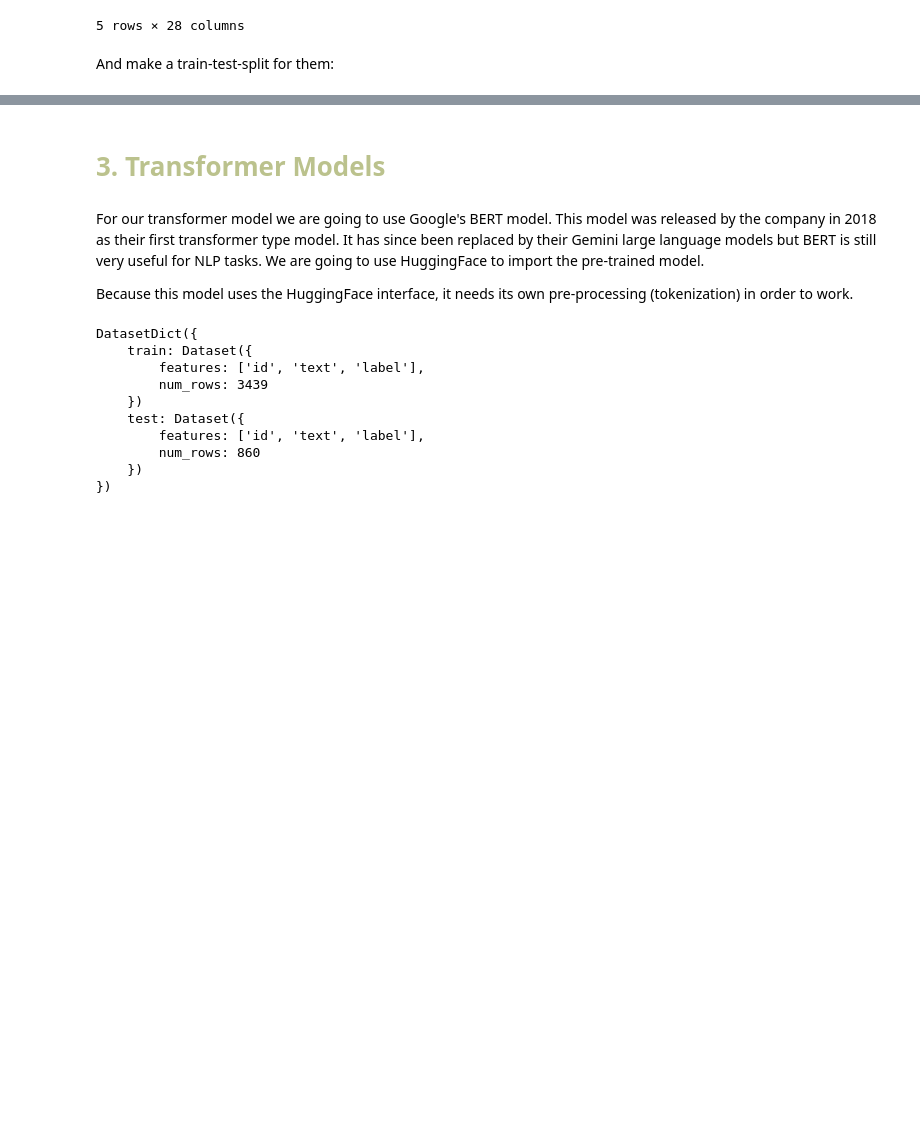
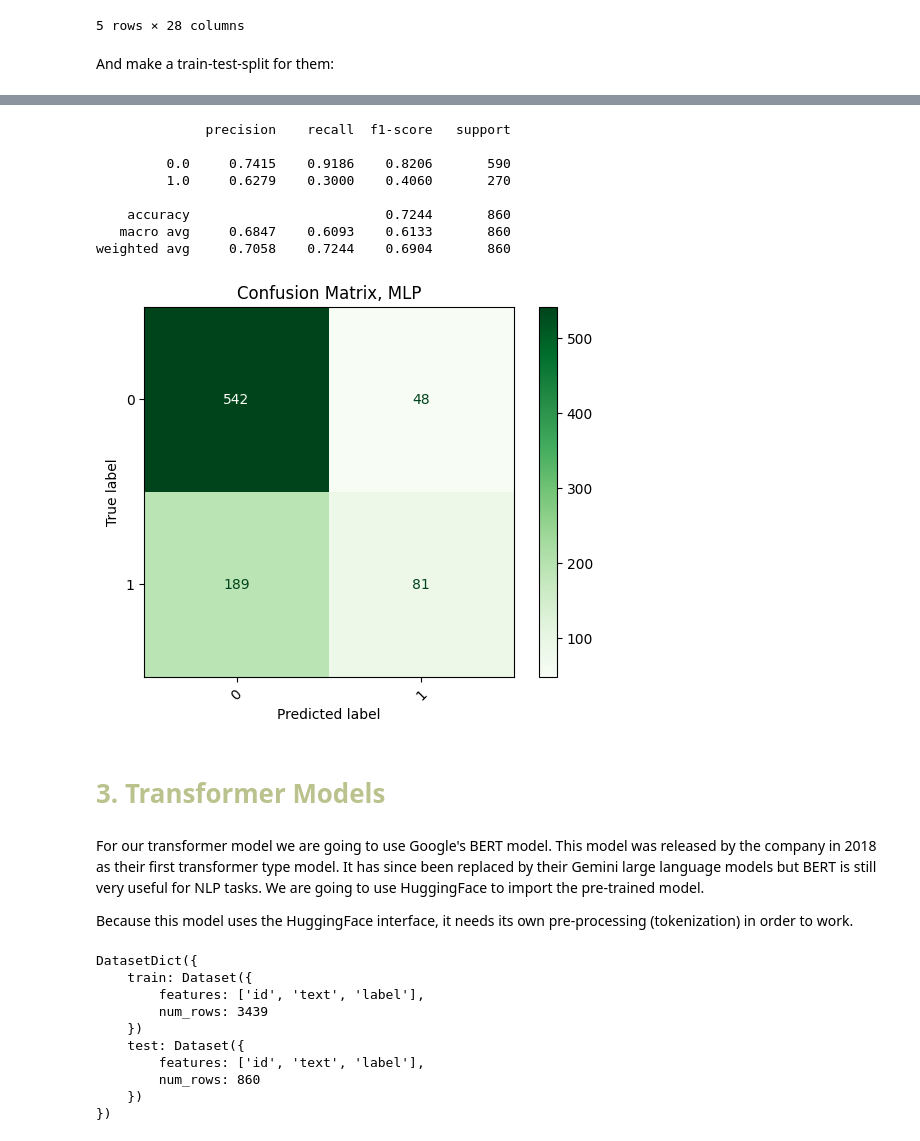
Before and after one commit to aiko-isnt-ded/text-mining-projects, a Jupyter notebook: 3Sentiment_Analysis_2_Electric_Boogaloo/proj3_nlp.ipynb, the cells around one changed output, grey strips where cells are left out. Drawn from its saved outputs; the diff is of its cells as text; code cells hidden in the pictures; blank space fills up the shorter version.

```diff
--- a/3Sentiment_Analysis_2_Electric_Boogaloo/proj3_nlp.ipynb
+++ b/3Sentiment_Analysis_2_Electric_Boogaloo/proj3_nlp.ipynb
@@ -659,0 +425,19 @@ Test Accuracy: 0.7221
+# %%
+class MLPClassifier(nn.Module):
+    def __init__(self, input_dim):
+        super(MLPClassifier, self).__init__()
+        self.model = nn.Sequential(
+            nn.Linear(input_dim, 128),
+            nn.ReLU(),
+            nn.Dropout(0.3),
+            nn.Linear(128, 64),
+            nn.ReLU(),
+            nn.Dropout(0.3),
+            nn.Linear(64, 1)        # Output for binary classification
+        )
+
+    def forward(self, x):
+        return self.model(x)
+
+input_dim = X_train_np.shape[1]
+model = MLPClassifier(input_dim)
@@ -660,3 +487,41 @@ Test Accuracy: 0.7221
+# %%
+model.eval()
+y_true_list = []
+y_pred_list = []
+
+with torch.no_grad():
+    for X_batch, y_batch in test_loader:
+        X_batch = X_batch.to(device)
+        outputs = model(X_batch)
+        probs = torch.sigmoid(outputs)           # convert logits to probabilities
+        preds = (probs >= 0.5).float()          # threshold at 0.5
+        y_true_list.append(y_batch.cpu())
+        y_pred_list.append(preds.cpu())
+
+# Convert lists to numpy arrays
+y_true_np = torch.cat(y_true_list).numpy()
+y_pred_np = torch.cat(y_pred_list).numpy()
+
+# Classification report
+print(classification_report(y_true_np, y_pred_np, digits=4))
+
+# Confusion matrix
+cm = confusion_matrix(y_true_np, y_pred_np)
+disp = ConfusionMatrixDisplay(cm)
+disp.plot(cmap='Greens')
+plt.xticks(rotation=45)
+plt.title('Confusion Matrix, MLP')
+plt.show()
+# %% [output]
+              precision    recall  f1-score   support
+
+         0.0     0.7415    0.9186    0.8206       590
+         1.0     0.6279    0.3000    0.4060       270
+
+    accuracy                         0.7244       860
+   macro avg     0.6847    0.6093    0.6133       860
+weighted avg     0.7058    0.7244    0.6904       860
+[figure, added]
 # %% [markdown]
 # <font color= #bbc28d> **3. Transformer Models** </font>
 # %% [markdown]
```
Also changed, not shown: parts of 27 cells of this notebook.
